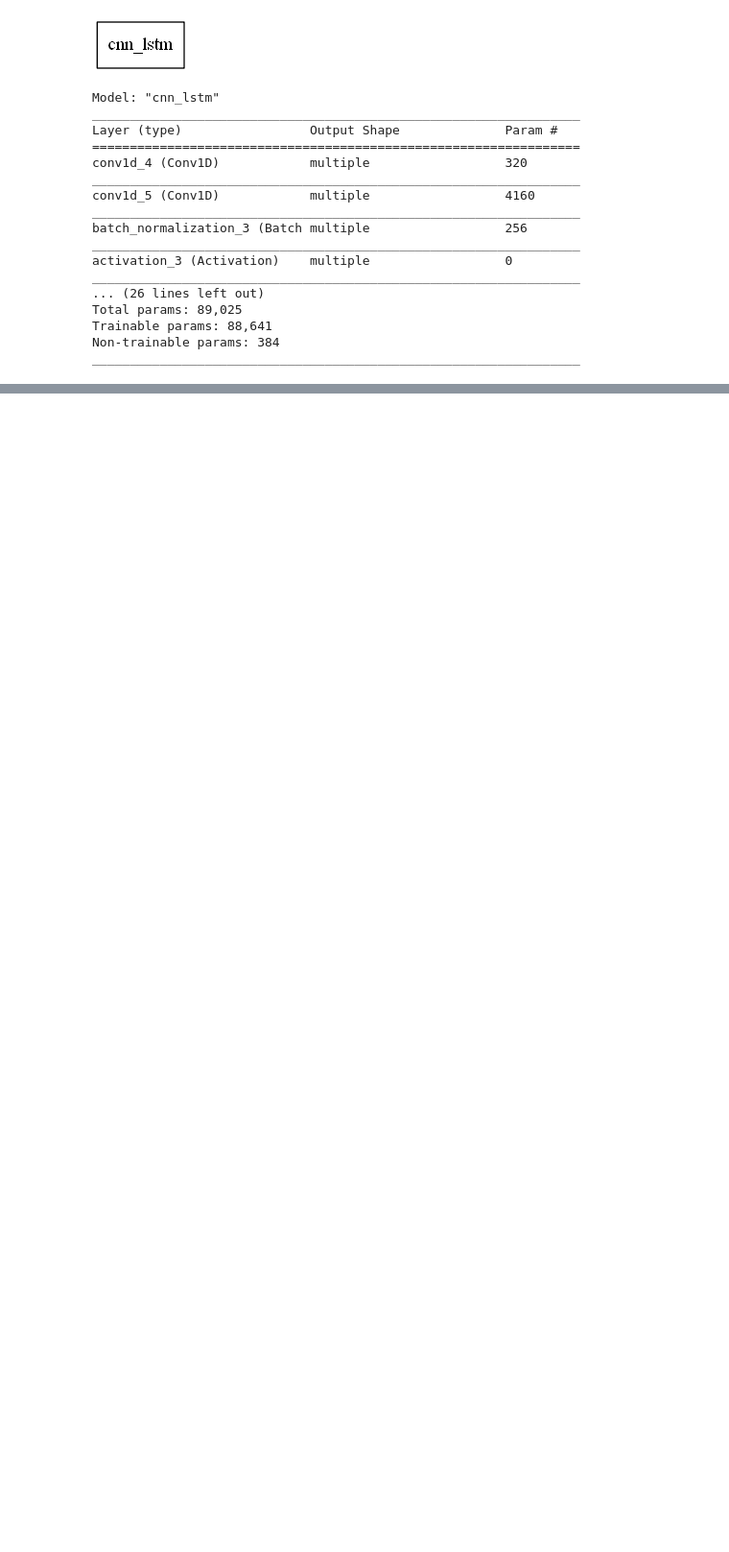
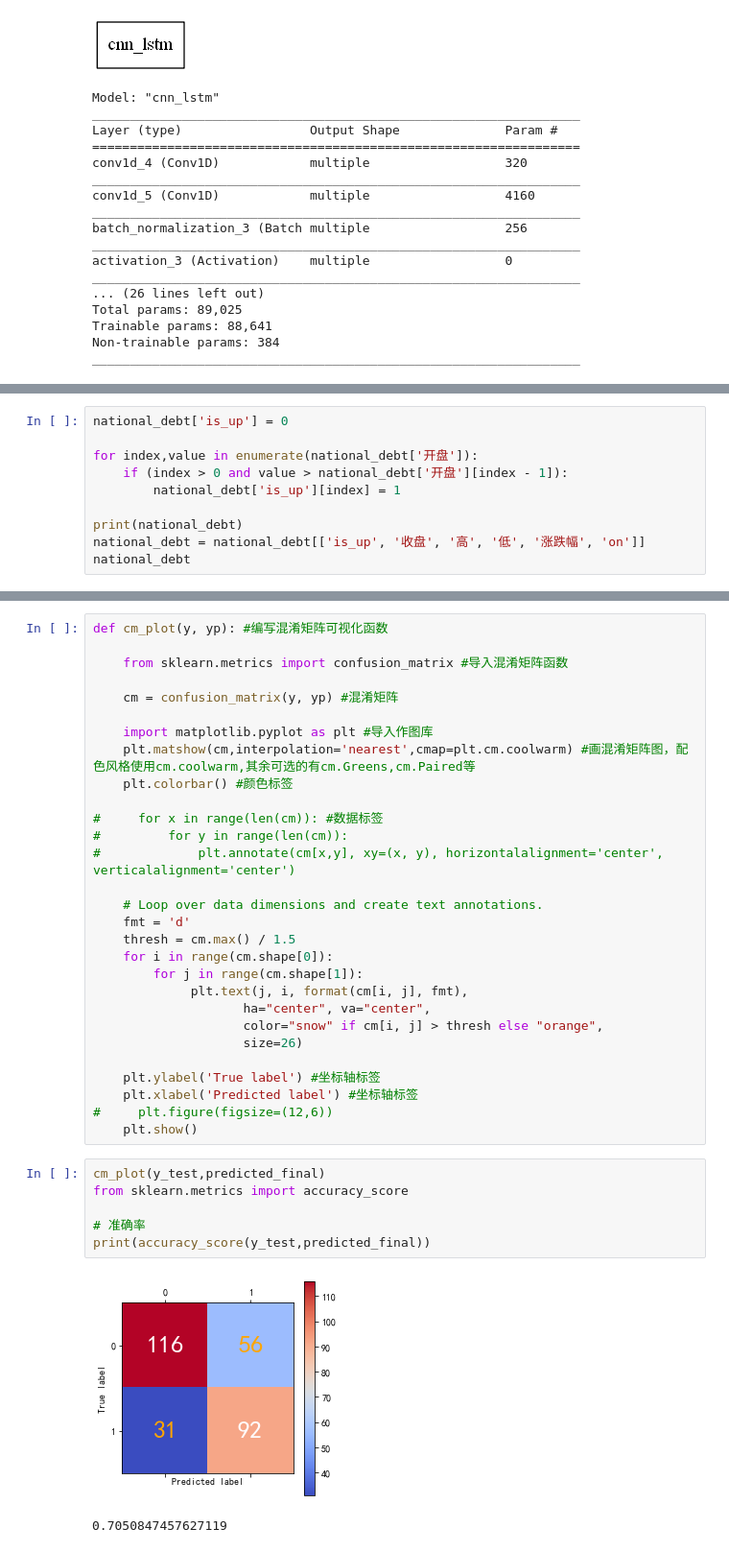
Before and after one commit to root-zr/financial-time-series-models, a Jupyter notebook: cnn-lstm.ipynb, the cells around one changed output, grey strips where cells are left out. Shown at 96% size. Cells and saved outputs as stored; diff of their text form; blank space fills up the shorter version.

```diff
--- a/cnn-lstm.ipynb
+++ b/cnn-lstm.ipynb
@@ -487,0 +525,10 @@ Reusing TensorBoard on port 6006 (pid 27920), started 1:59:27 ago. (Use '!kill 2
+# %%
+national_debt['is_up'] = 0
+
+for index,value in enumerate(national_debt['开盘']):
+    if (index > 0 and value > national_debt['开盘'][index - 1]):
+        national_debt['is_up'][index] = 1
+
+print(national_debt)
+national_debt = national_debt[['is_up', '收盘', '高', '低', '涨跌幅', 'on']]
+national_debt
@@ -487,0 +777,38 @@ Reusing TensorBoard on port 6006 (pid 27920), started 1:59:27 ago. (Use '!kill 2
+# %%
+def cm_plot(y, yp): #编写混淆矩阵可视化函数
+
+    from sklearn.metrics import confusion_matrix #导入混淆矩阵函数
+
+    cm = confusion_matrix(y, yp) #混淆矩阵
+
+    import matplotlib.pyplot as plt #导入作图库
+    plt.matshow(cm,interpolation='nearest',cmap=plt.cm.coolwarm) #画混淆矩阵图，配色风格使用cm.coolwarm,其余可选的有cm.Greens,cm.Paired等
+    plt.colorbar() #颜色标签
+
+#     for x in range(len(cm)): #数据标签
+#         for y in range(len(cm)):
+#             plt.annotate(cm[x,y], xy=(x, y), horizontalalignment='center', verticalalignment='center')
+
+    # Loop over data dimensions and create text annotations.
+    fmt = 'd'
+    thresh = cm.max() / 1.5
+    for i in range(cm.shape[0]):
+        for j in range(cm.shape[1]):
+             plt.text(j, i, format(cm[i, j], fmt),
+                    ha="center", va="center",
+                    color="snow" if cm[i, j] > thresh else "orange",
+                    size=26)
+
+    plt.ylabel('True label') #坐标轴标签
+    plt.xlabel('Predicted label') #坐标轴标签
+#     plt.figure(figsize=(12,6))
+    plt.show()
+# %%
+cm_plot(y_test,predicted_final)
+from sklearn.metrics import accuracy_score
+
+# 准确率
+print(accuracy_score(y_test,predicted_final))
+# %% [output]
+[figure, added]
+0.7050847457627119
```
Also changed, not shown: parts of 13 cells of this notebook, 2 other files.
